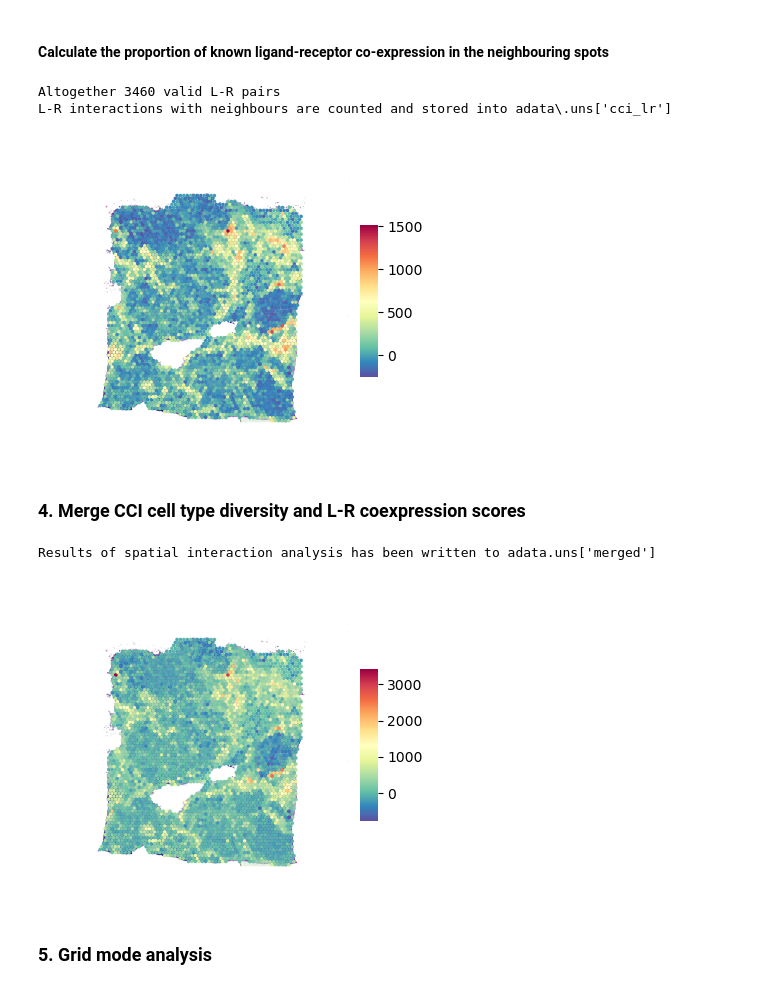
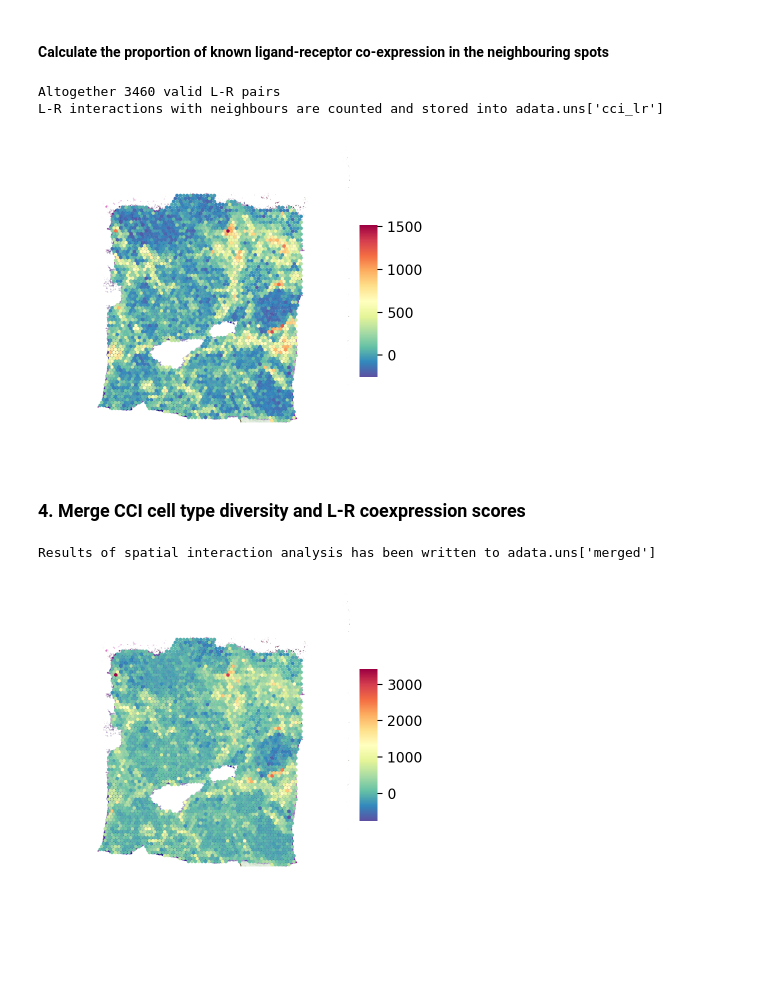
Before and after one commit to BiomedicalMachineLearning/stLearn, a Jupyter notebook: tutorials/cci_multiple-lr_between-spot.ipynb, the cells around one changed output. Saved outputs shown, nothing was run; the diff lists cells and outputs as text; code cells hidden in the pictures; blank space fills up the shorter version.

```diff
--- a/tutorials/cci_multiple-lr_between-spot.ipynb
+++ b/tutorials/cci_multiple-lr_between-spot.ipynb
@@ -15,7 +15,6 @@ st.add.image(adata=data, imgpath="C:\\Users\\uqjxu8\\GIH\\Bioinformatics\\SPA\\D
 st.pp.filter_genes(data,min_cells=3)
 st.pp.normalize_total(data)
 st.pp.scale(data)
-data.obsm['scaled'] = pd.DataFrame(data.X, data.obs_names, data.var_names)
 # %% [output]
 Variable names are not unique. To make them unique, call `.var_names_make_unique`.
 Variable names are not unique. To make them unique, call `.var_names_make_unique`.
@@ -47,12 +47,12 @@ st.add.lr(adata=data, db_filepath = "C:\\Users\\uqjxu8\\GIH\\Bioinformatics\\SPA
 # %% [markdown]
 #### Calculate the proportion of known ligand-receptor co-expression in the neighbouring spots
 # %%
-st.tl.cci.base.lr(adata=data, use_data='scaled')
+st.tl.cci.base.lr(adata=data)
 st.pl.het_plot(data, use_het='cci_lr', name='cci_lr', output='.')
 # %% [output]
 Altogether 3460 valid L-R pairs
-L-R interactions with neighbours are counted and stored into adata\.uns['cci_lr']
+L-R interactions with neighbours are counted and stored into adata.uns['cci_lr']
-[figure, old version]
+[figure, new version]
 # %% [markdown]
 ### 4. Merge CCI cell type diversity and L-R coexpression scores
 # %%
@@ -60,6 +60,4 @@ st.tl.cci.merge(data, use_lr='cci_lr', use_het='cci_het')
 st.pl.het_plot(data, use_het='merged', name='merged', output='.')
 # %% [output]
 Results of spatial interaction analysis has been written to adata.uns['merged']
-[figure, old version]
+[figure, new version]
-# %% [markdown]
-### 5. Grid mode analysis
```
Also changed, not shown: parts of 3 cells of this notebook, 3 other files.
